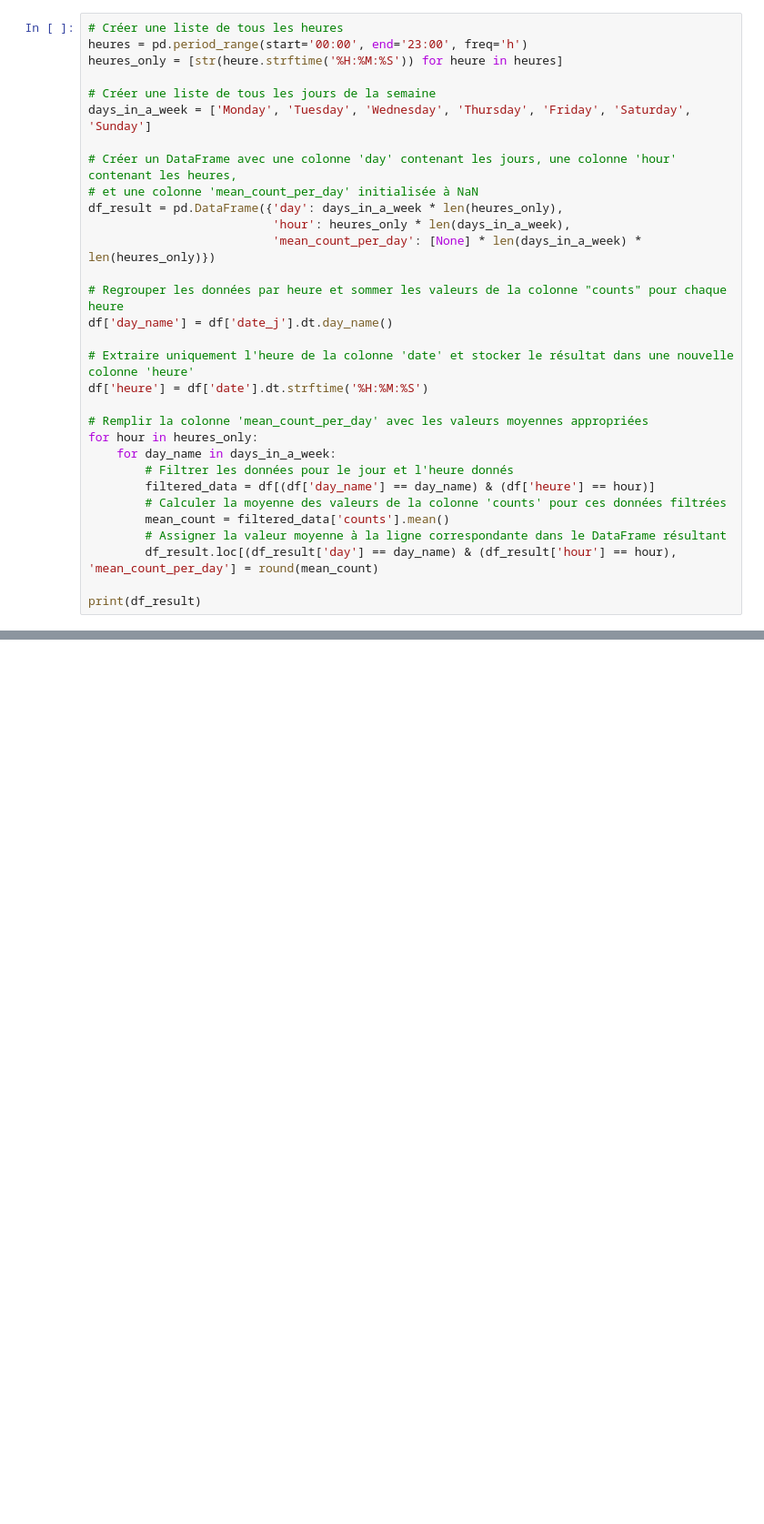
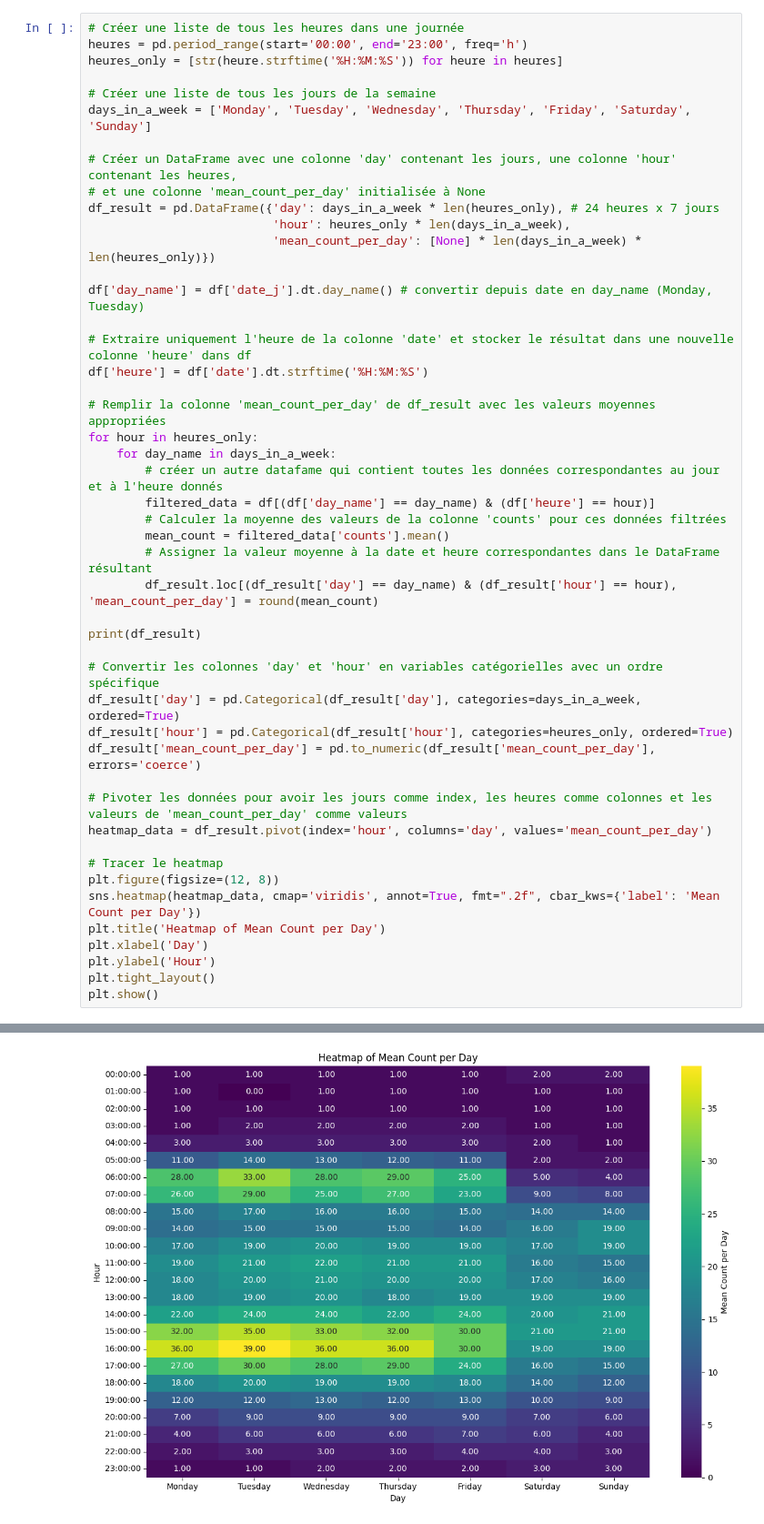
Before and after one commit to ba-talibe/OpenData-Rouen_Analysis_Project, a Jupyter notebook: dataset_updater.ipynb, the cells around one changed output, grey strips where cells are left out. Shown at 91% size. Drawn from its saved outputs; the diff is of its cells as text; blank space fills up the shorter version.

```diff
--- a/dataset_updater.ipynb
+++ b/dataset_updater.ipynb
@@ -159,5 +182,5 @@ plt.show()
 # %%
-# Créer une liste de tous les heures
+# Créer une liste de tous les heures dans une journée
 heures = pd.period_range(start='00:00', end='23:00', freq='h')
 heures_only = [str(heure.strftime('%H:%M:%S')) for heure in heures]
 
@@ -165,25 +188,42 @@ heures_only = [str(heure.strftime('%H:%M:%S')) for heure in heures]
 days_in_a_week = ['Monday', 'Tuesday', 'Wednesday', 'Thursday', 'Friday', 'Saturday', 'Sunday']
 
 # Créer un DataFrame avec une colonne 'day' contenant les jours, une colonne 'hour' contenant les heures,
-# et une colonne 'mean_count_per_day' initialisée à NaN
-df_result = pd.DataFrame({'day': days_in_a_week * len(heures_only),
+# et une colonne 'mean_count_per_day' initialisée à None
+df_result = pd.DataFrame({'day': days_in_a_week * len(heures_only), # 24 heures x 7 jours
                           'hour': heures_only * len(days_in_a_week),
                           'mean_count_per_day': [None] * len(days_in_a_week) * len(heures_only)})
 
-# Regrouper les données par heure et sommer les valeurs de la colonne "counts" pour chaque heure
-df['day_name'] = df['date_j'].dt.day_name()
+df['day_name'] = df['date_j'].dt.day_name() # convertir depuis date en day_name (Monday, Tuesday)
 
-# Extraire uniquement l'heure de la colonne 'date' et stocker le résultat dans une nouvelle colonne 'heure'
+# Extraire uniquement l'heure de la colonne 'date' et stocker le résultat dans une nouvelle colonne 'heure' dans df
 df['heure'] = df['date'].dt.strftime('%H:%M:%S')
 
-# Remplir la colonne 'mean_count_per_day' avec les valeurs moyennes appropriées
+# Remplir la colonne 'mean_count_per_day' de df_result avec les valeurs moyennes appropriées
 for hour in heures_only:
     for day_name in days_in_a_week:
-        # Filtrer les données pour le jour et l'heure donnés
+        # créer un autre datafame qui contient toutes les données correspondantes au jour et à l'heure donnés
         filtered_data = df[(df['day_name'] == day_name) & (df['heure'] == hour)]
         # Calculer la moyenne des valeurs de la colonne 'counts' pour ces données filtrées
         mean_count = filtered_data['counts'].mean()
-        # Assigner la valeur moyenne à la ligne correspondante dans le DataFrame résultant
+        # Assigner la valeur moyenne à la date et heure correspondantes dans le DataFrame résultant
         df_result.loc[(df_result['day'] == day_name) & (df_result['hour'] == hour), 'mean_count_per_day'] = round(mean_count)
 
 print(df_result)
+
+# Convertir les colonnes 'day' et 'hour' en variables catégorielles avec un ordre spécifique
+df_result['day'] = pd.Categorical(df_result['day'], categories=days_in_a_week, ordered=True)
+df_result['hour'] = pd.Categorical(df_result['hour'], categories=heures_only, ordered=True)
+df_result['mean_count_per_day'] = pd.to_numeric(df_result['mean_count_per_day'], errors='coerce')
+
+# Pivoter les données pour avoir les jours comme index, les heures comme colonnes et les valeurs de 'mean_count_per_day' comme valeurs
+heatmap_data = df_result.pivot(index='hour', columns='day', values='mean_count_per_day')
+
+# Tracer le heatmap
+plt.figure(figsize=(12, 8))
+sns.heatmap(heatmap_data, cmap='viridis', annot=True, fmt=".2f", cbar_kws={'label': 'Mean Count per Day'})
+plt.title('Heatmap of Mean Count per Day')
+plt.xlabel('Day')
+plt.ylabel('Hour')
+plt.tight_layout()
+plt.show()
+# %% [output]
@@ -189,0 +244 @@ print(df_result)
+[figure, added]
```
Also changed, not shown: parts of 8 cells of this notebook.
